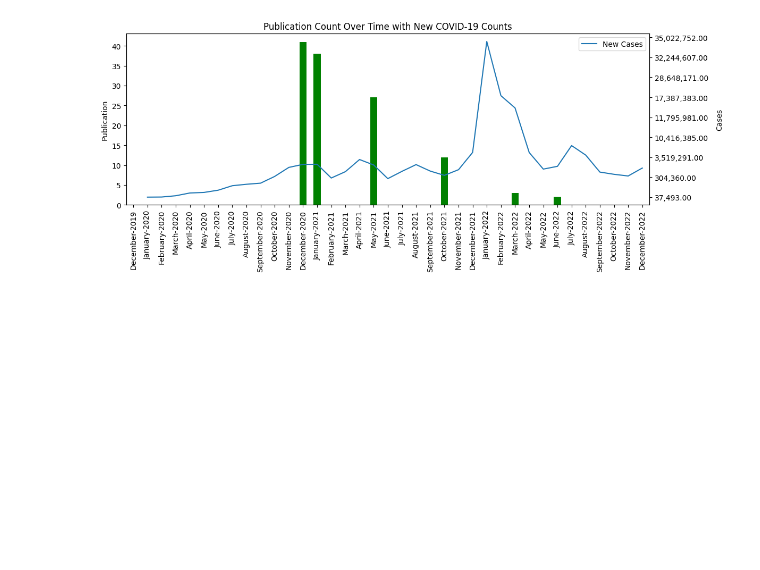
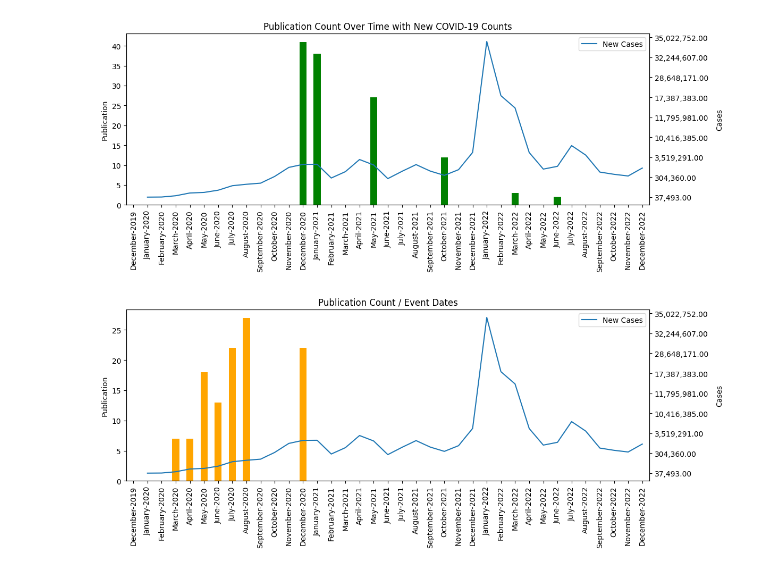
Before and after one commit to abdiwakene/misinformationdates, a Jupyter notebook: dateAnalysis.ipynb, the cells around one changed output. Cells and saved outputs as stored; diff of their text form; code cells hidden in the pictures; blank space fills up the shorter version.

```diff
--- a/dateAnalysis.ipynb
+++ b/dateAnalysis.ipynb
@@ -173,3 +171,30 @@ plt.legend()
 plt.show()
 # %% [output]
 [figure]
+# %%
+import matplotlib.pyplot as plt
+
+plt.rcParams["figure.figsize"] = [12.00, 5]
+plt.rcParams["figure.autolayout"] = True
+
+plt.title("Publication Count / Event Dates")
+
+
+ax1 = plt.subplot()
+b1 = df['Event Values'].plot(kind='bar', color='orange', ylabel='Publication')
+ax2 = ax1.twinx()
+l1 = df['New Cases'].plot(kind='line', label='New Cases')
+
+
+# using format string '{:.0f}' here but you can choose others
+plt.gca().set_yticklabels(['{:,.2f}'.format(x) for x in df['New Cases'].to_list()])
+
+
+
+
+plt.xlabel("Time", labelpad=10)
+plt.ylabel("Cases", labelpad=10)
+plt.legend()
+plt.show()
+# %% [output]
+[figure, added]
```
Also changed, not shown: parts of 4 cells of this notebook.
